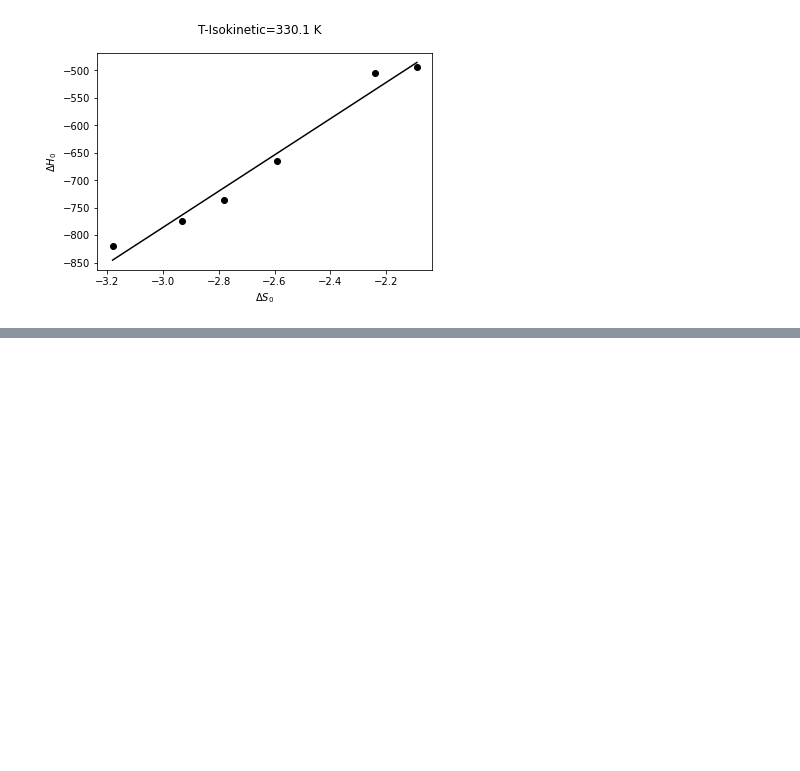
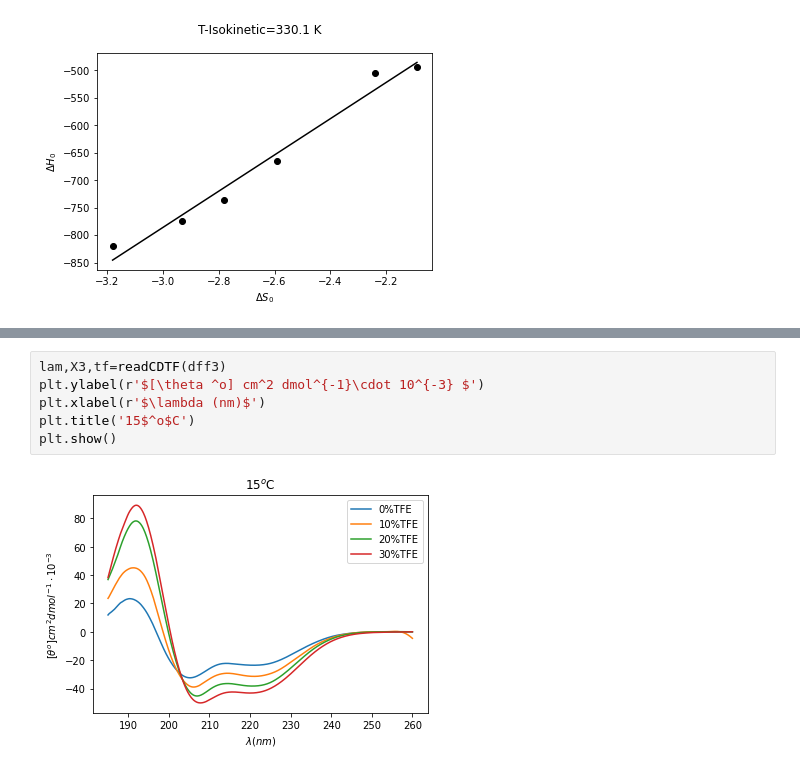
Before and after one commit to adgcal/CD-Analysis, a Jupyter notebook: fresh_cd_anal.ipynb, the cells around one changed output, grey strips where cells are left out. Drawn from its saved outputs; the diff is of its cells as text; blank space fills up the shorter version.

```diff
--- a/fresh_cd_anal.ipynb
+++ b/fresh_cd_anal.ipynb
@@ -319,0 +406,8 @@ plt.show()
+# %%
+lam,X3,tf=readCDTF(dff3)
+plt.ylabel(r'$[\theta ^o] cm^2 dmol^{-1}\cdot 10^{-3} $')
+plt.xlabel(r'$\lambda (nm)$')
+plt.title('15$^o$C')
+plt.show()
+# %% [output]
+[figure, added]
```
Also changed, not shown: parts of 14 cells of this notebook.
